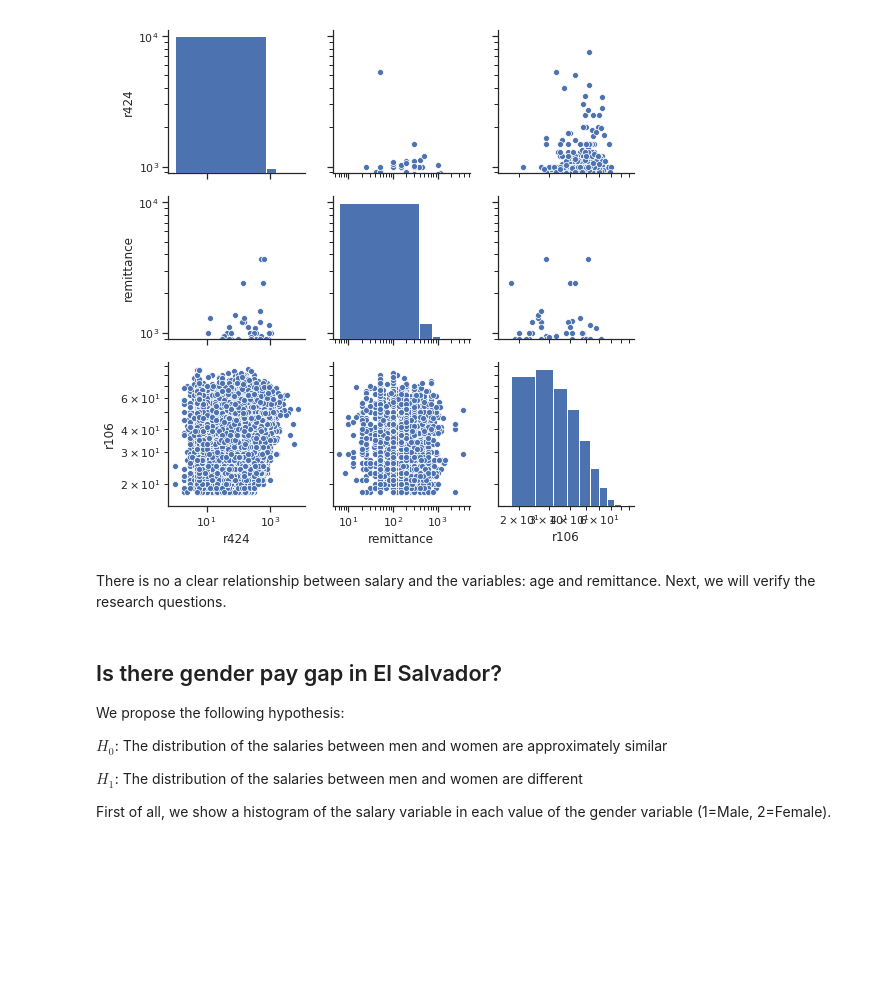
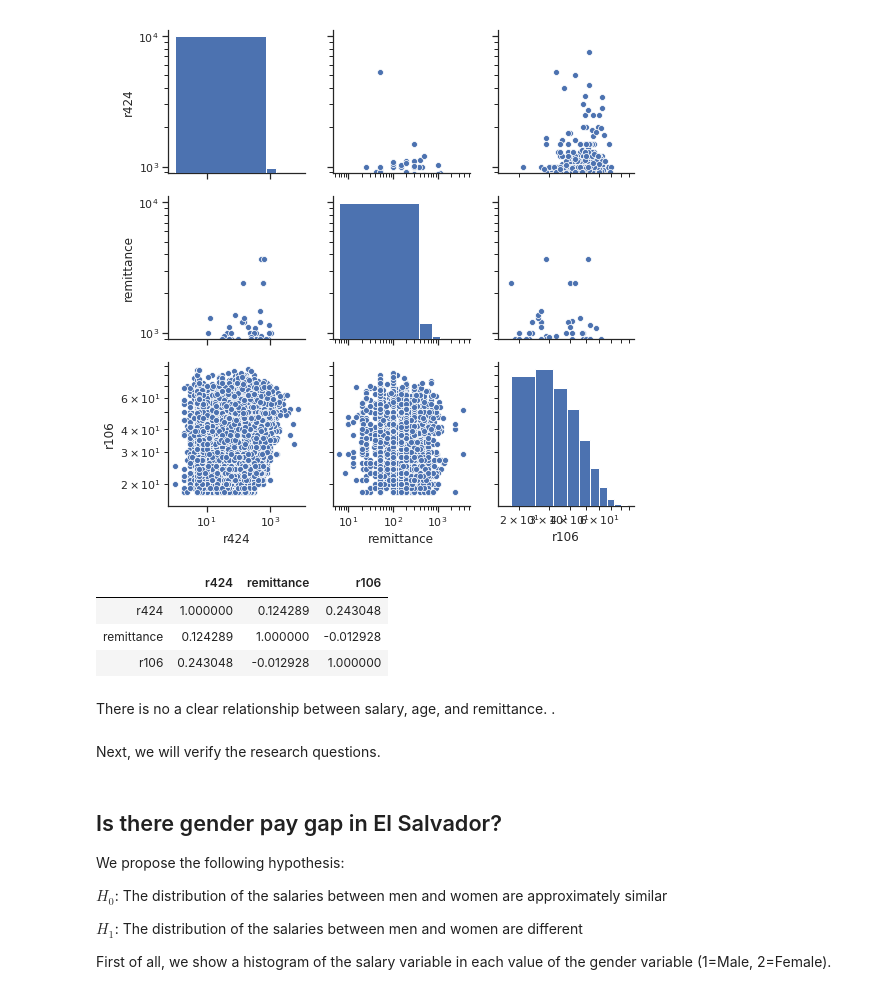
Before and after one commit to ricardoues/ehpm_2017, a Jupyter notebook: Report_EHPM_2017.ipynb, the cells around one changed output. Saved outputs shown, nothing was run; the diff lists cells and outputs as text; code cells hidden in the pictures; blank space fills up the shorter version.

```diff
--- a/Report_EHPM_2017.ipynb
+++ b/Report_EHPM_2017.ipynb
@@ -252,10 +254,19 @@ df_temp = df[selected_variables]
 g = sns.pairplot(df_temp).set(xscale='log', yscale='log')
 # %% [output]
 [figure]
+# %%
+df_temp.corr(method='pearson')
+# %% [output]
+|  | r424 | remittance | r106 |
+| r424 | 1.000000 | 0.124289 | 0.243048 |
+| remittance | 0.124289 | 1.000000 | -0.012928 |
+| r106 | 0.243048 | -0.012928 | 1.000000 |
 # %%
 del df_temp
 # %% [markdown]
-There is no a clear relationship between salary and the variables: age and remittance. Next, we will verify the research questions.
+There is no a clear relationship between salary, age, and remittance. .
+# %% [markdown]
+Next, we will verify the research questions.
 # %% [markdown]
 ## Is there gender pay gap in El Salvador?
 
```
Also changed, not shown: parts of 10 cells of this notebook.
